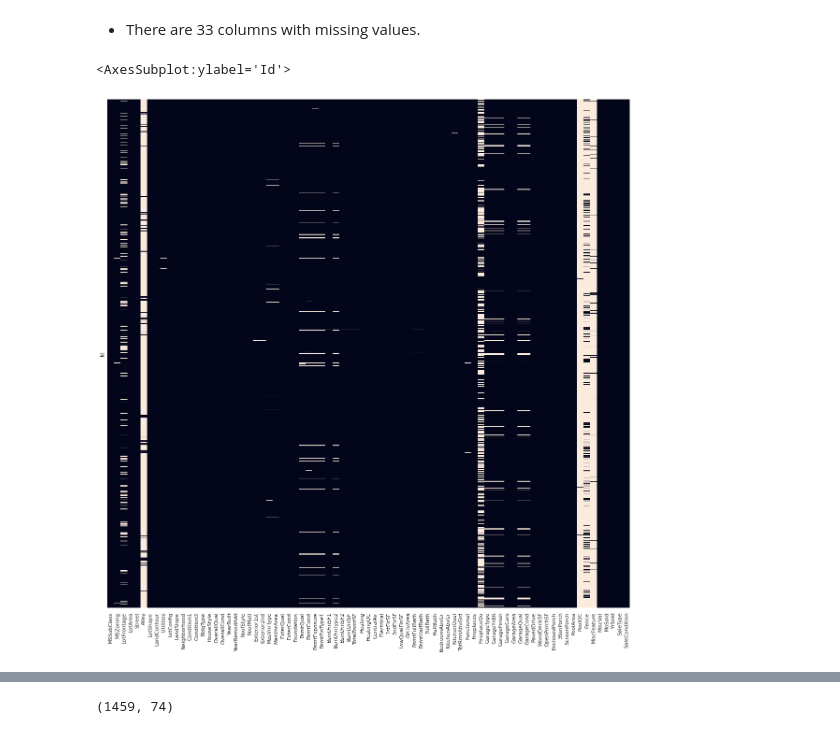
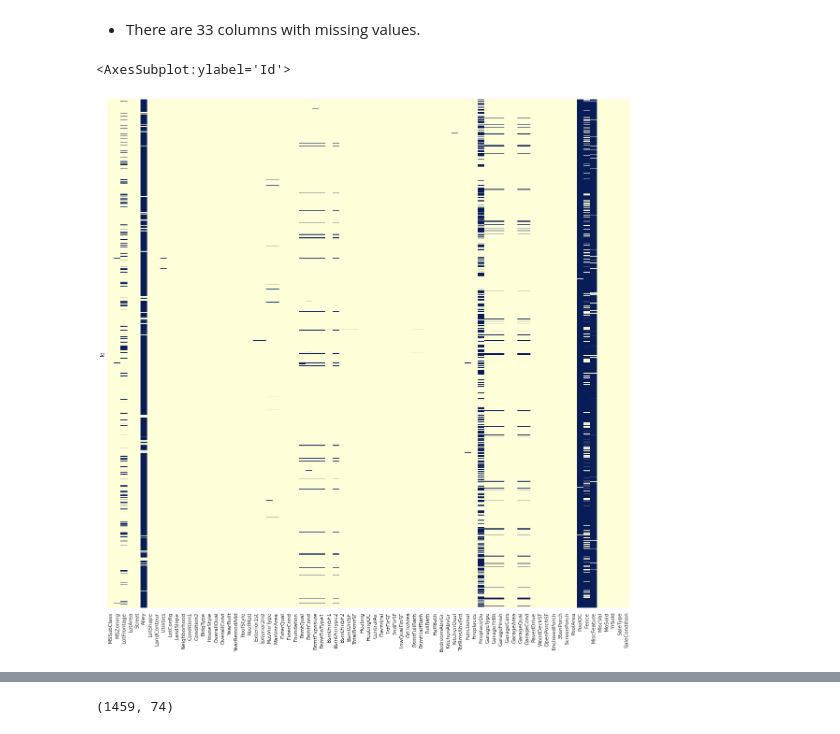
Before and after one commit to karthigeyan0312/My_Kaggle_Practice_Exercises, a Jupyter notebook: house-price-prediction.ipynb, the cells around one changed output, grey strips where cells are left out. Drawn from its saved outputs; the diff is of its cells as text; code cells hidden in the pictures.

```diff
--- a/house-price-prediction.ipynb
+++ b/house-price-prediction.ipynb
@@ -260,10 +260,10 @@ dtype: int64
 # %% [markdown]
 - There are 33 columns with missing values.
 # %%
-sns.heatmap(test_df.isnull(), yticklabels=False, cbar=False)
+sns.heatmap(test_df.isnull(), yticklabels=False, cbar=False, cmap='YlGnBu')
 # %% [output]
 <AxesSubplot:ylabel='Id'>
-[figure, old version]
+[figure, new version]
 # %%
 missing_values_count = test_df.isnull().sum().sort_values(ascending=False)
 missing_values_count.head(35)
```
Also changed, not shown: parts of 23 cells of this notebook.
